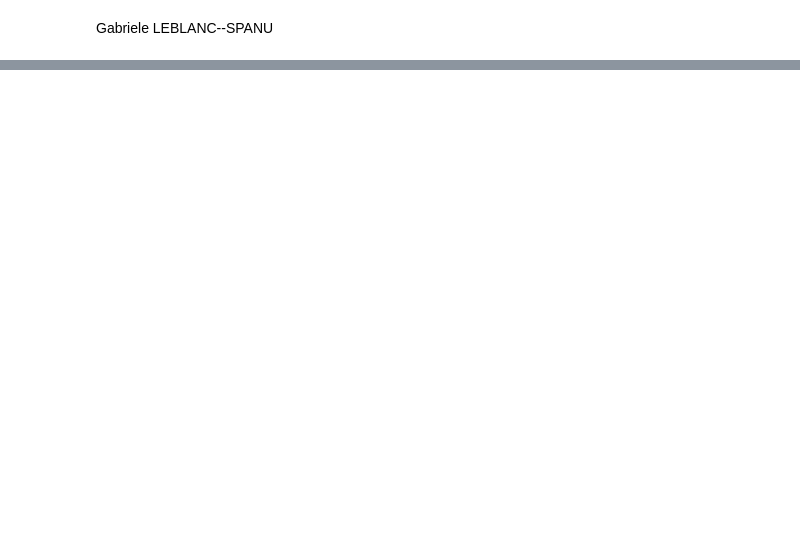
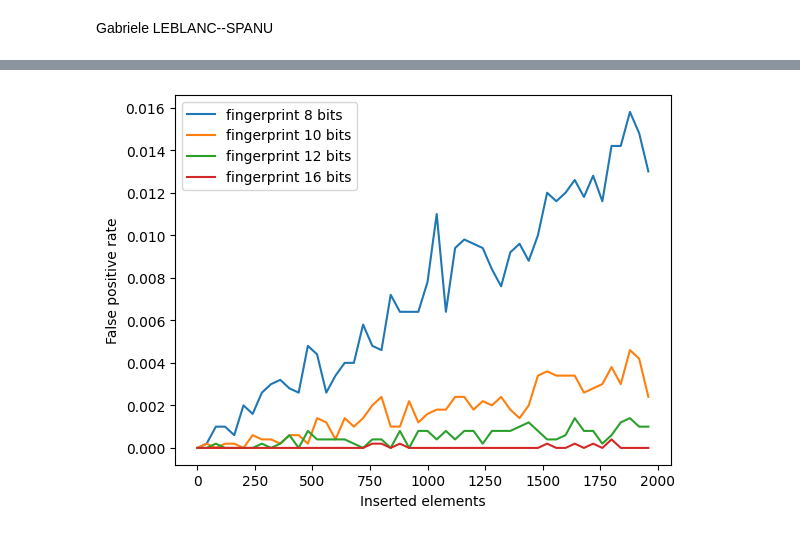
Before and after one commit to GabrieleLS/ProjectTAD, a Jupyter notebook: project.ipynb, the cells around one changed output, grey strips where cells are left out. Drawn from its saved outputs; the diff is of its cells as text; code cells hidden in the pictures; blank space fills up the shorter version.

```diff
--- a/project.ipynb
+++ b/project.ipynb
@@ -510,0 +515,33 @@ None
+# %%
+nmax = 2000
+fingerprints = [8, 10, 12, 16]
+points = 50
+N = 5000
+
+n_values = int(nmax/points)
+x = np.arange(0, nmax, n_values)
+y = [np.zeros(points) for i in range(len(fingerprints))]
+
+fig, ax = plt.subplots()
+
+for i in range(len(fingerprints)):
+    fingerprint = fingerprints[i]
+
+    filter = CuckooFilterStash(nmax=nmax, r=fingerprint)
+    people = PersonGenerator('nombres.txt','apellidos.txt')
+
+    for j in range(int(nmax)):
+        person = people.get()
+        filter.add(person)
+
+        if j%n_values==0:
+           y[i][j//n_values] = sum(filter.__contains__(people.get()) for k in range(N))/N
+
+    ax.plot(x,y[i])
+
+ax.set_ylabel("False positive rate")
+ax.set_xlabel("Inserted elements")
+ax.legend(["fingerprint 8 bits", "fingerprint 10 bits", "fingerprint 12 bits", "fingerprint 16 bits"])
+None
+# %% [output]
+[figure, added]
```
Also changed, not shown: parts of 4 cells of this notebook.
